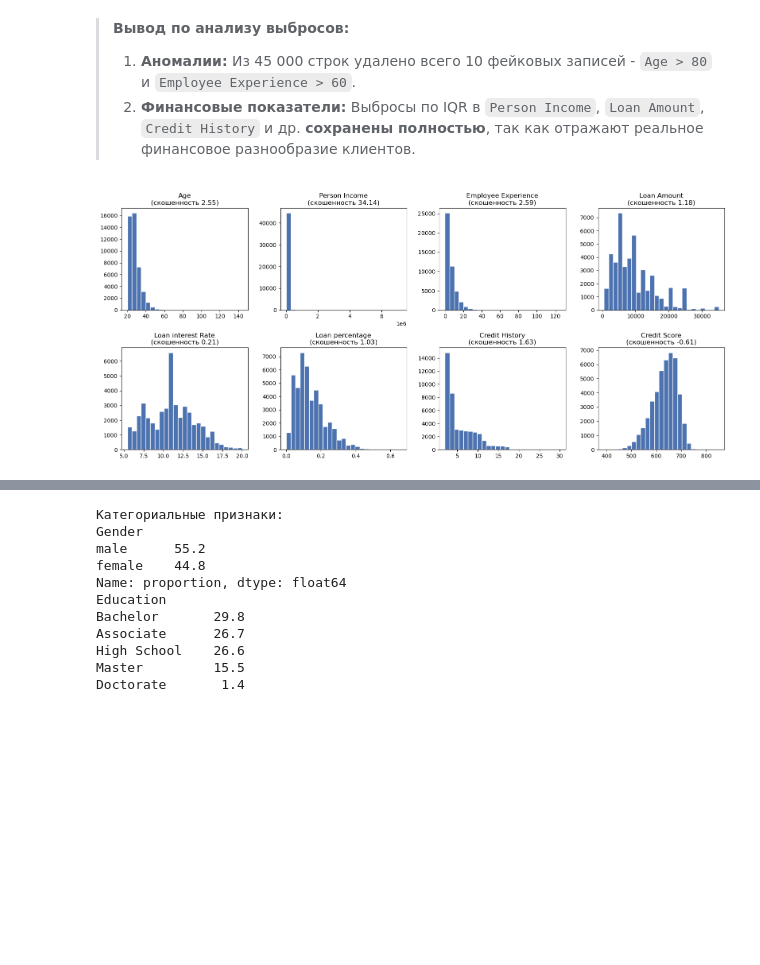
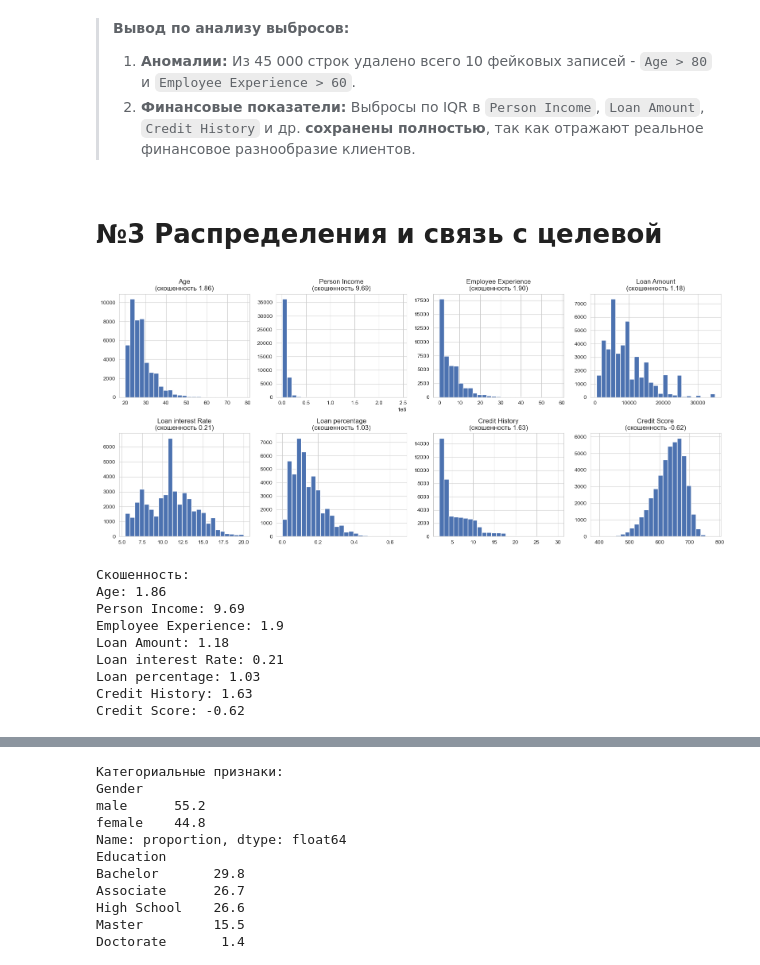
Before and after one commit to sherzod-shodiev/loan-approval-ml-api, a Jupyter notebook: notebooks/eda.ipynb, the cells around one changed output, grey strips where cells are left out. Cells and saved outputs as stored; diff of their text form; code cells hidden in the pictures; blank space fills up the shorter version.

Commit message:
Initial commit: Loan Approval ML API

```diff
--- a/notebooks/eda.ipynb
+++ b/notebooks/eda.ipynb
@@ -103,3 +135,15 @@ print("Целевая:", target)
 Числовые признаки: ['Age', 'Person Income', 'Employee Experience', 'Loan Amount', 'Loan interest Rate', 'Loan percentage', 'Credit History', 'Credit Score']
 Категориальные: ['Gender', 'Education', 'Home Onwership', 'Loan Intent', 'Previous Loan']
 Целевая: Loan Status
+# %%
+#скрытые дубликаты
+print("Проверяем есть ли скрытые дубликаты\n")
+
+for col in categorical:
+    print(f"{col}:", df[col].nunique())
+
+print()
+for col in categorical:
+    print(f"{col}:", df[col].unique())
+
+print("\nСкрытых дубликатов не обнаружено")
@@ -141,17 +224,32 @@ print(f"Удалено реальных ошибок: {len(df) - len(clean_df)}"
 > **Вывод по анализу выбросов:**
 > 1. **Аномалии:** Из 45 000 строк удалено всего 10 фейковых записей - `Age > 80` и `Employee Experience > 60`.
 > 2. **Финансовые показатели:** Выбросы по IQR в `Person Income`, `Loan Amount`, `Credit History` и др. **сохранены полностью**, так как отражают реальное финансовое разнообразие клиентов.
+# %% [markdown]
+# №3 Распределения и связь с целевой
 # %%
 import matplotlib.pyplot as plt
 
 # гистограммы всех числовых признаков
 fig, axes = plt.subplots(2, 4, figsize=(16, 7))
 
 for ax, col in zip(axes.flatten(), numeric):
-    ax.hist(df[col].dropna(), bins=25, color="#4C72B0", edgecolor="white")
-    ax.set_title(f"{col}\n(скошенность {df[col].skew():.2f})")
+    ax.hist(clean_df[col].dropna(), bins=25, color="#4C72B0", edgecolor="white")
+    ax.set_title(f"{col}\n(скошенность {clean_df[col].skew():.2f})")
 
 plt.tight_layout()
 plt.show()
+
+print("Скошенность:")
+for col in numeric:
+    print(clean_df[col].name, ": ", clean_df[col].skew().round(2), sep="")
 # %% [output]
-[figure, old version]
+[figure, new version]
+Скошенность:
+Age: 1.86
+Person Income: 9.69
+Employee Experience: 1.9
+Loan Amount: 1.18
+Loan interest Rate: 0.21
+Loan percentage: 1.03
+Credit History: 1.63
+Credit Score: -0.62
```
Also changed, not shown: parts of 80 cells of this notebook, 12 other files.
